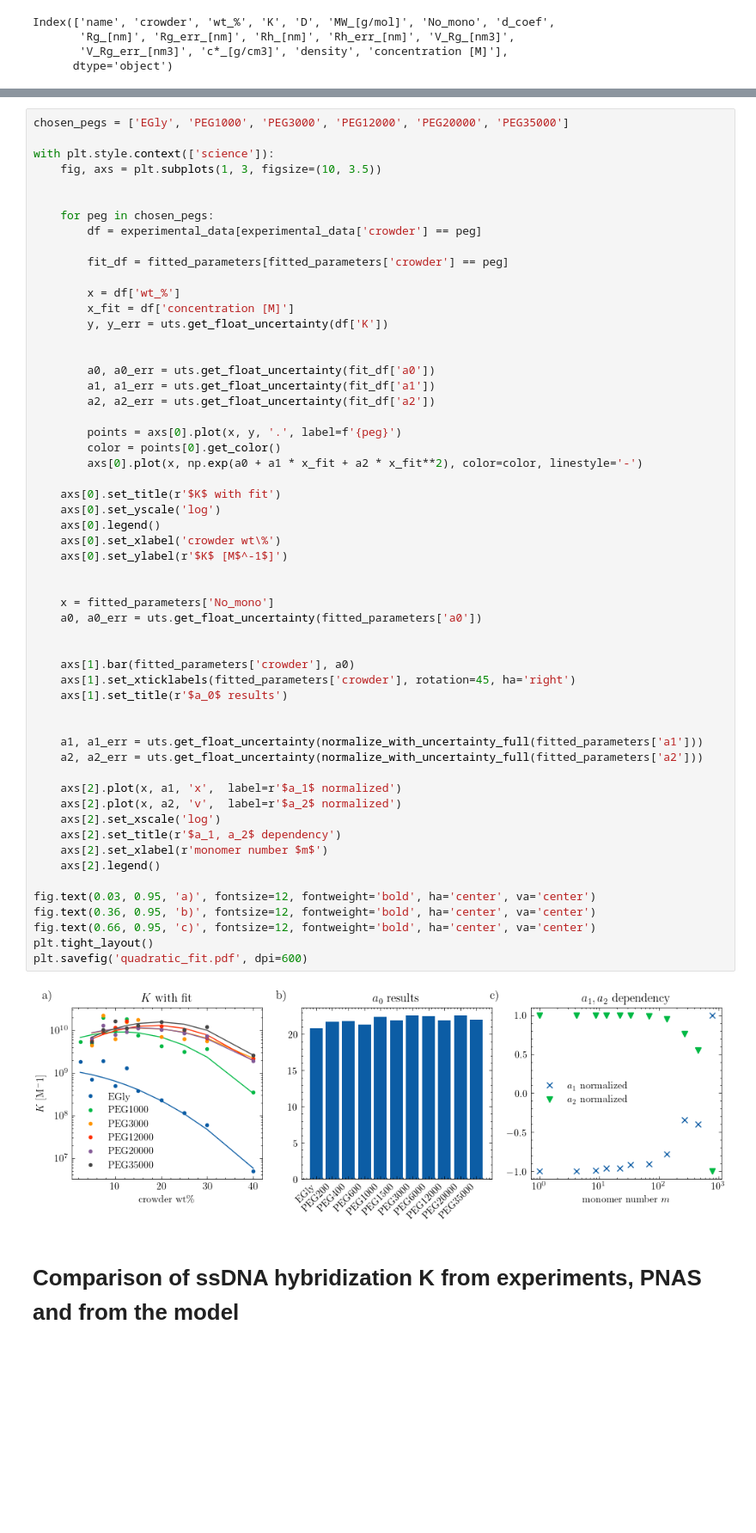
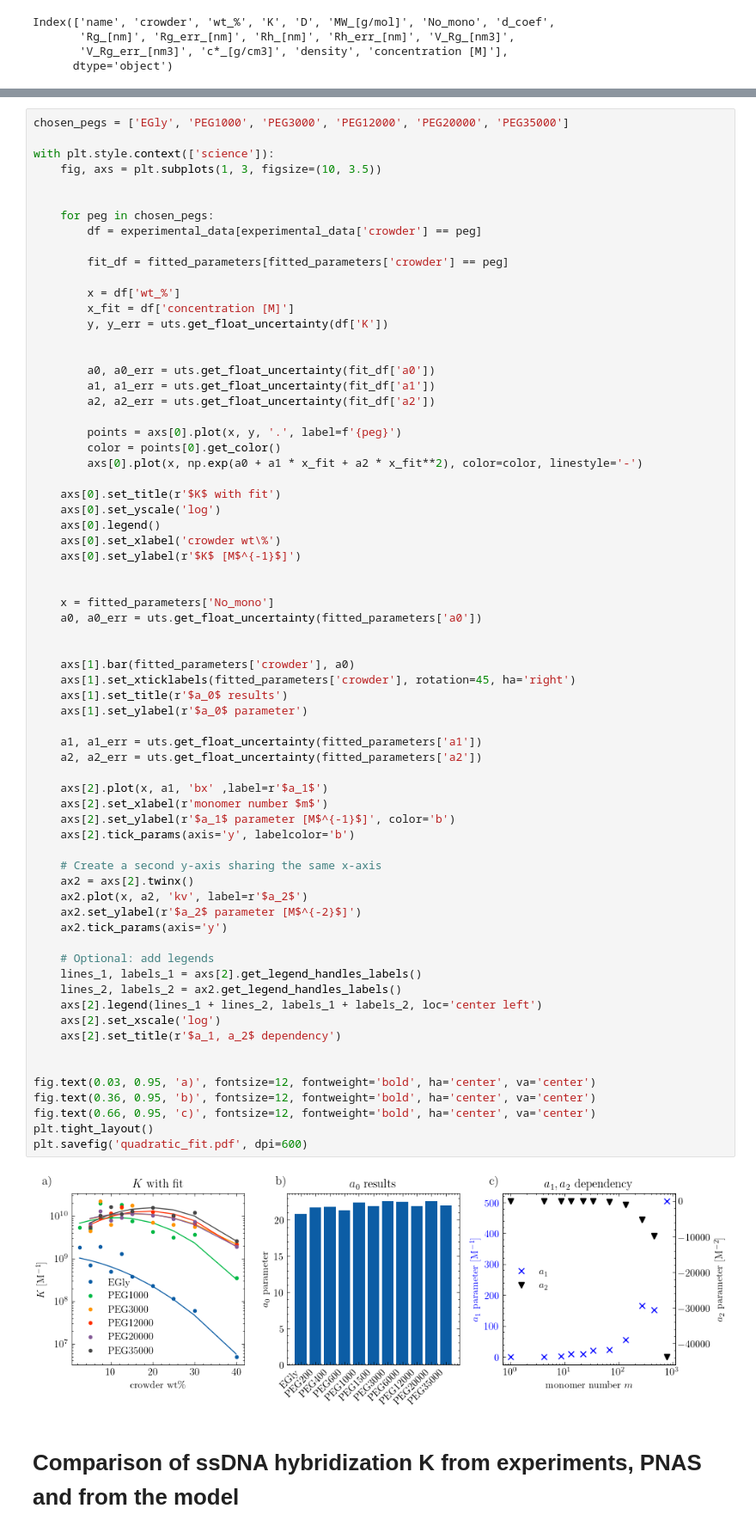
Before and after one commit to antonilis/molecular_crowding, a Jupyter notebook: analysis.ipynb, the cells around one changed output, grey strips where cells are left out. Shown at 86% size. Saved outputs shown, nothing was run; the diff lists cells and outputs as text; blank space fills up the shorter version.

Commit message:
Changed the figure of the parabolic fit to experimental data in the analysis.ipynb

```diff
--- a/analysis.ipynb
+++ b/analysis.ipynb
@@ -256,41 +245,53 @@ with plt.style.context(['science']):
 
         points = axs[0].plot(x, y, '.', label=f'{peg}')
         color = points[0].get_color()
         axs[0].plot(x, np.exp(a0 + a1 * x_fit + a2 * x_fit**2), color=color, linestyle='-')
 
     axs[0].set_title(r'$K$ with fit')
     axs[0].set_yscale('log')
     axs[0].legend()
     axs[0].set_xlabel('crowder wt\%')
-    axs[0].set_ylabel(r'$K$ [M$^-1$]')
+    axs[0].set_ylabel(r'$K$ [M$^{-1}$]')
 
 
     x = fitted_parameters['No_mono']
     a0, a0_err = uts.get_float_uncertainty(fitted_parameters['a0'])
 
 
     axs[1].bar(fitted_parameters['crowder'], a0)
     axs[1].set_xticklabels(fitted_parameters['crowder'], rotation=45, ha='right')
     axs[1].set_title(r'$a_0$ results')
+    axs[1].set_ylabel(r'$a_0$ parameter')
 
+    a1, a1_err = uts.get_float_uncertainty(fitted_parameters['a1'])
+    a2, a2_err = uts.get_float_uncertainty(fitted_parameters['a2'])
 
-    a1, a1_err = uts.get_float_uncertainty(normalize_with_uncertainty_full(fitted_parameters['a1']))
-    a2, a2_err = uts.get_float_uncertainty(normalize_with_uncertainty_full(fitted_parameters['a2']))
+    axs[2].plot(x, a1, 'bx' ,label=r'$a_1$')
+    axs[2].set_xlabel(r'monomer number $m$')
+    axs[2].set_ylabel(r'$a_1$ parameter [M$^{-1}$]', color='b')
+    axs[2].tick_params(axis='y', labelcolor='b')
 
-    axs[2].plot(x, a1, 'x',  label=r'$a_1$ normalized')
-    axs[2].plot(x, a2, 'v',  label=r'$a_2$ normalized')
+    # Create a second y-axis sharing the same x-axis
+    ax2 = axs[2].twinx()
+    ax2.plot(x, a2, 'kv', label=r'$a_2$')
+    ax2.set_ylabel(r'$a_2$ parameter [M$^{-2}$]')
+    ax2.tick_params(axis='y')
+
+    # Optional: add legends
+    lines_1, labels_1 = axs[2].get_legend_handles_labels()
+    lines_2, labels_2 = ax2.get_legend_handles_labels()
+    axs[2].legend(lines_1 + lines_2, labels_1 + labels_2, loc='center left')
     axs[2].set_xscale('log')
     axs[2].set_title(r'$a_1, a_2$ dependency')
-    axs[2].set_xlabel(r'monomer number $m$')
-    axs[2].legend()
+
 
 fig.text(0.03, 0.95, 'a)', fontsize=12, fontweight='bold', ha='center', va='center')
 fig.text(0.36, 0.95, 'b)', fontsize=12, fontweight='bold', ha='center', va='center')
 fig.text(0.66, 0.95, 'c)', fontsize=12, fontweight='bold', ha='center', va='center')
 plt.tight_layout()
 plt.savefig('quadratic_fit.pdf', dpi=600)
 # %% [output]
-[figure, old version]
+[figure, new version]
 # %% [markdown]
 # Comparison of ssDNA hybridization K from experiments, PNAS and from the model
 # %%
```
Also changed, not shown: parts of 2 cells of this notebook.
